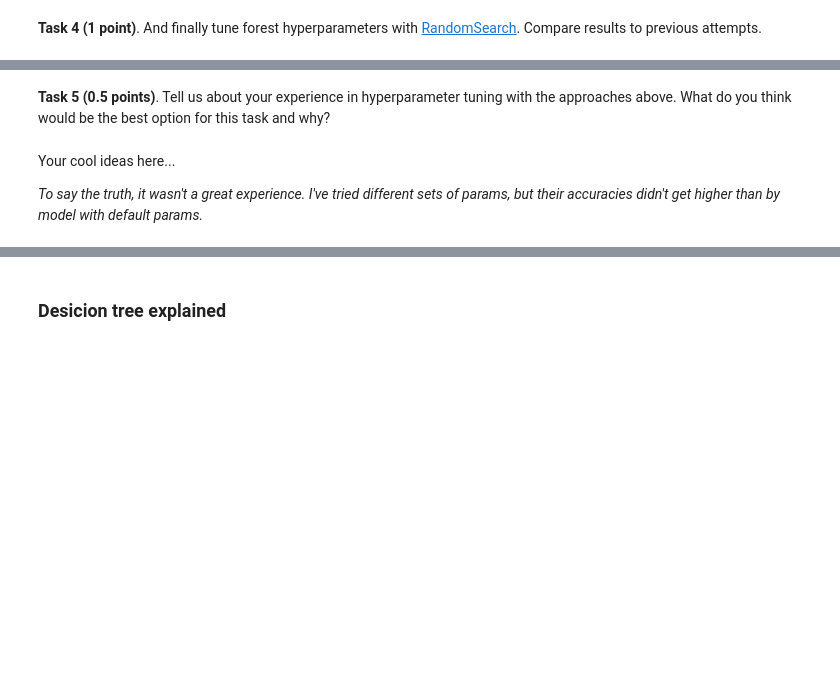
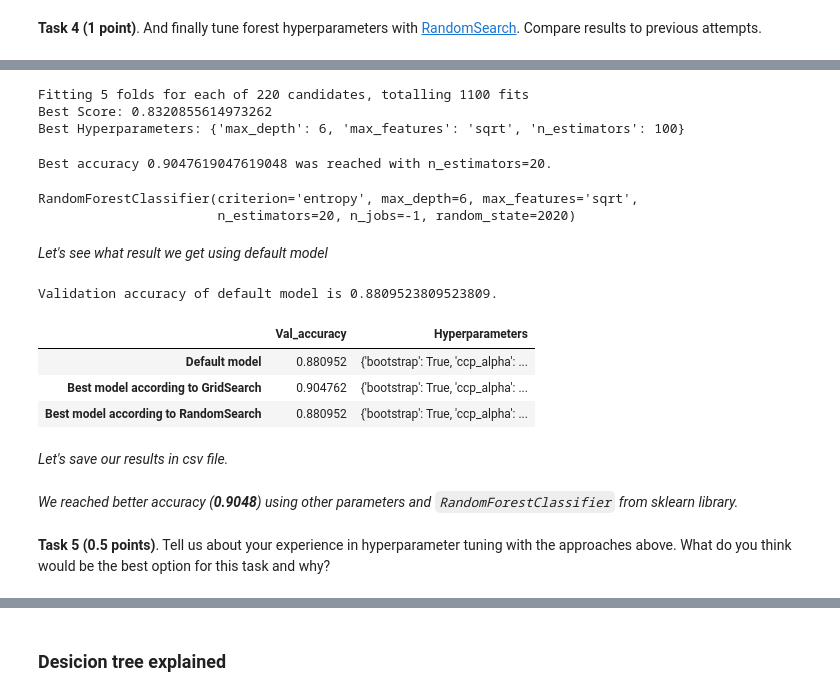
Before and after one commit to kesepkina/RS-ML-Cross-Check-2, a Jupyter notebook: 7_Trees_and_Ensembles.ipynb, the cells around one changed output, grey strips where cells are left out. Cells and saved outputs as stored; diff of their text form; code cells hidden in the pictures; blank space fills up the shorter version.

```diff
--- a/7_Trees_and_Ensembles.ipynb
+++ b/7_Trees_and_Ensembles.ipynb
@@ -785,0 +833,60 @@ scores.mean()
+# %%
+params = {'max_depth': range(4, 15),
+          'max_features': ('log2', 'sqrt', 0.4, 0.5),
+          'n_estimators': range(80, 130, 10)}
+model = RandomForestClassifier(random_state=RANDOM_STATE, n_jobs=-1, bootstrap=True,
+                               criterion='entropy')
+search = GridSearchCV(model, params, n_jobs=-1, scoring='accuracy', verbose=10, cv=5)
+result = search.fit(X_train_test, y_train_test)
+print('Best Score: %s' % result.best_score_)
+print('Best Hyperparameters: %s' % result.best_params_)
+# %% [output]
+Fitting 5 folds for each of 220 candidates, totalling 1100 fits
+Best Score: 0.8320855614973262
+Best Hyperparameters: {'max_depth': 6, 'max_features': 'sqrt', 'n_estimators': 100}
+# %%
+best_acc_grid_2 = 0
+best_n_estimators = 0
+for n_estimators in range(10, 150, 10):
+    best_grid_model_2 = RandomForestClassifier(random_state=RANDOM_STATE, n_jobs=-1,
+                                               bootstrap=True, criterion='entropy',
+                                             **result.best_params_)
+    best_grid_model_2.set_params(n_estimators=n_estimators)
+    best_grid_model_2.fit(X_train_test, y_train_test)
+    y_pred = best_grid_model_2.predict(X_val)
+    val_acc_grid = accuracy_score(y_val, y_pred)
+    if val_acc_grid > best_acc_grid_2:
+        best_acc_grid_2 = val_acc_grid
+        best_n_estimators = n_estimators
+print(f'Best accuracy {best_acc_grid_2} was reached with n_estimators={best_n_estimators}.')
+# %% [output]
+Best accuracy 0.9047619047619048 was reached with n_estimators=20.
+# %%
+best_grid_model_2.set_params(n_estimators=best_n_estimators)
+# %% [output]
+RandomForestClassifier(criterion='entropy', max_depth=6, max_features='sqrt',
+                       n_estimators=20, n_jobs=-1, random_state=2020)
+# %% [markdown]
+*Let's see what result we get using default model*
+# %%
+default_model = RandomForestClassifier(n_jobs=-1, random_state=RANDOM_STATE)
+default_model.fit(X_train_test, y_train_test)
+y_pred = default_model.predict(X_val)
+val_acc_default = accuracy_score(y_val, y_pred)
+print(f'Validation accuracy of default model is {val_acc_default}.')
+# %% [output]
+Validation accuracy of default model is 0.8809523809523809.
+# %%
+sklearn_models_by_hyperparams = pd.DataFrame(data={
+    'Val_accuracy': [val_acc_default, best_acc_grid_2, best_acc_rand_2],
+    'Hyperparameters': [default_model.get_params(), best_grid_model_2.get_params(), best_rand_model_2.get_params()]},
+                                     index=['Default model', 'Best model according to GridSearch',
+                                            'Best model according to RandomSearch'])
+sklearn_models_by_hyperparams
+# %% [output]
+|  | Val_accuracy | Hyperparameters |
+| Default model | 0.880952 | {'bootstrap': True, 'ccp_alpha': ... |
+| Best model according to GridSearch | 0.904762 | {'bootstrap': True, 'ccp_alpha': ... |
+| Best model according to RandomSearch | 0.880952 | {'bootstrap': True, 'ccp_alpha': ... |
+# %% [markdown]
+*Let's save our results in csv file.*
@@ -786,6 +895,4 @@ scores.mean()
+# %% [markdown]
+*We reached better accuracy (**0.9048**) using other parameters and `RandomForestClassifier` from sklearn library.*
 # %% [markdown]
 **Task 5 (0.5 points)**. Tell us about your experience in hyperparameter tuning with the approaches above. What do you think would be the best option for this task and why?
-# %% [markdown]
-Your cool ideas here...
-
-*To say the truth, it wasn't a great experience. I've tried different sets of params, but their accuracies didn't get higher than by model with default params.*
```
Also changed, not shown: parts of 39 cells of this notebook, 2 other files.
